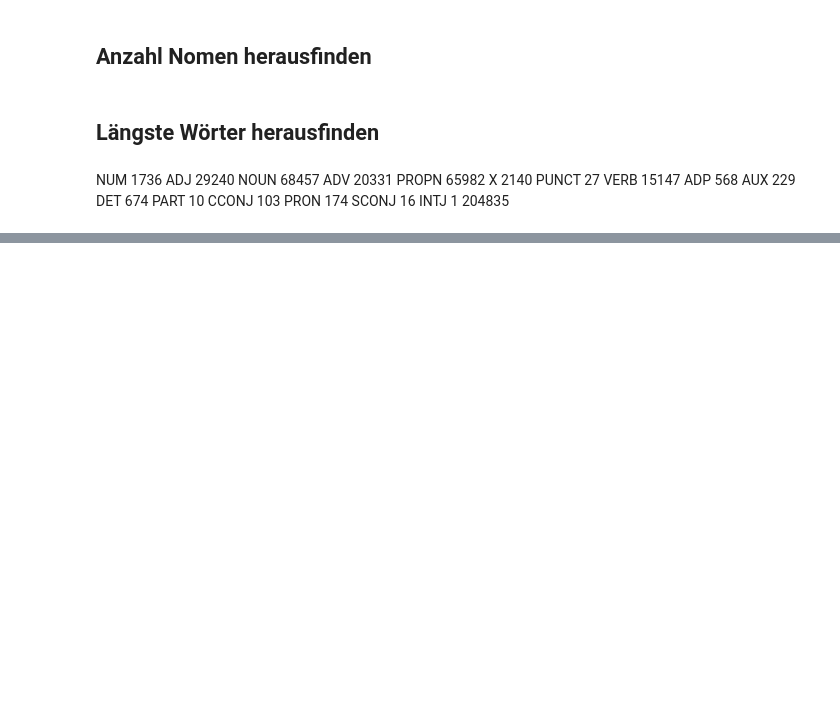
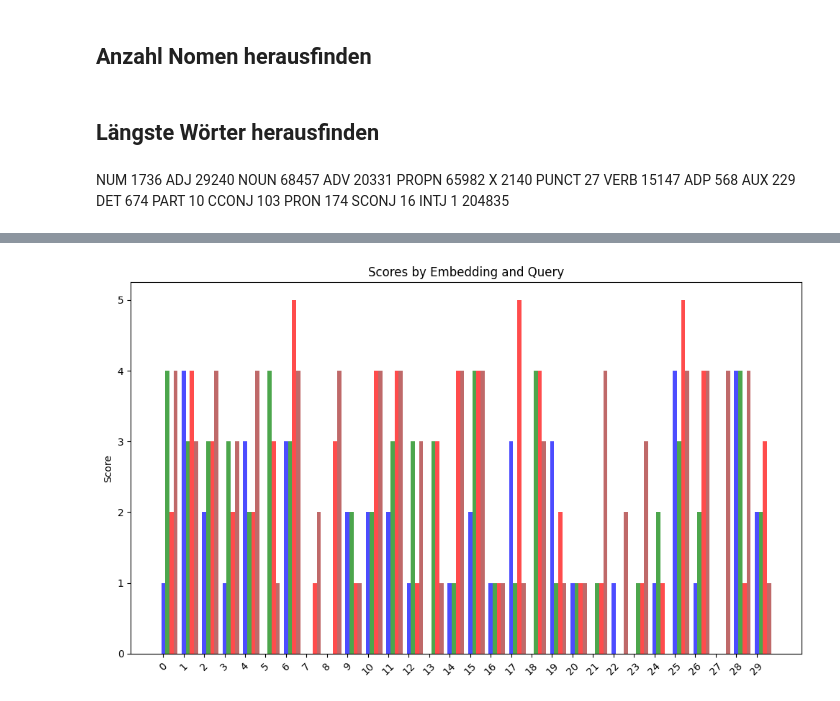
Before and after one commit to Firevince/Batchelorarbeit, a Jupyter notebook: scripts/data_visualization.ipynb, the cells around one changed output, grey strips where cells are left out. Cells and saved outputs as stored; diff of their text form; code cells hidden in the pictures; blank space fills up the shorter version.

```diff
--- a/scripts/data_visualization.ipynb
+++ b/scripts/data_visualization.ipynb
@@ -250,0 +341,23 @@ INTJ 1
+# %%
+colors = {'VOYAGE': 'blue', 'OPENAI': 'green', 'MINI_LM': 'red', 'TF_IDF': "brown"}
+
+# Set up the figure and axis
+fig, ax = plt.subplots(figsize=(10, 6))
+width = 0.2  # Width of the bars
+
+# Iterate over models and queries to plot bars
+for i, model in enumerate(models):
+    for j, query in enumerate(df['query'].unique()):
+        score = df[(df["query"] == query) & (df['embedding_model'] == model)]["Precision"].sum()
+        ax.bar(i*width + j, score, width, color=colors[model], label=j, alpha=0.7)
+
+# Setting labels and title
+ax.set_ylabel('Score')
+ax.set_title('Scores by Embedding and Query')
+ax.set_xticks(np.arange(30))
+
+# Improve layout
+plt.xticks(rotation=45)
+plt.tight_layout()
+# %% [output]
+[figure, added]
```
Also changed, not shown: parts of 27 cells of this notebook, 1 other file.
